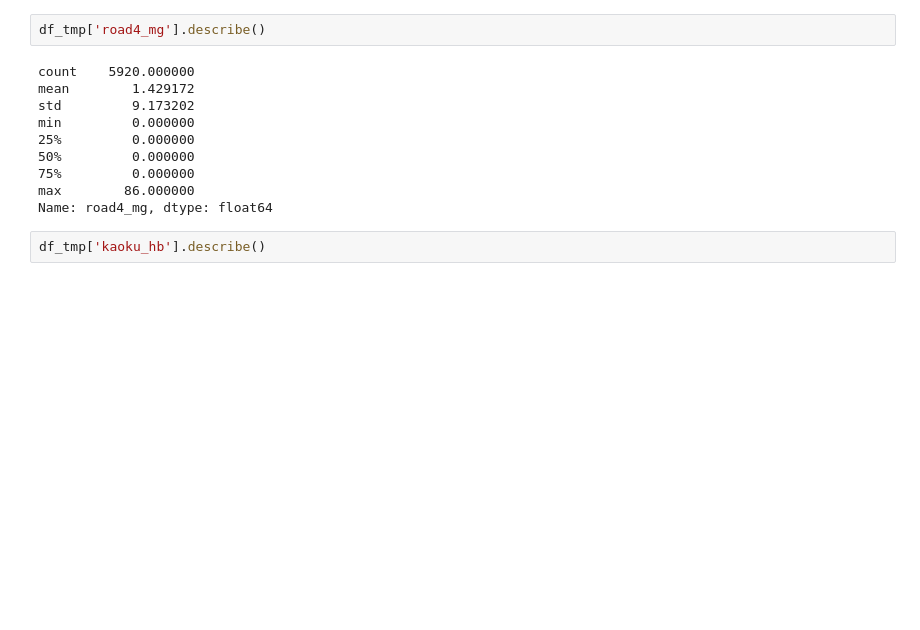
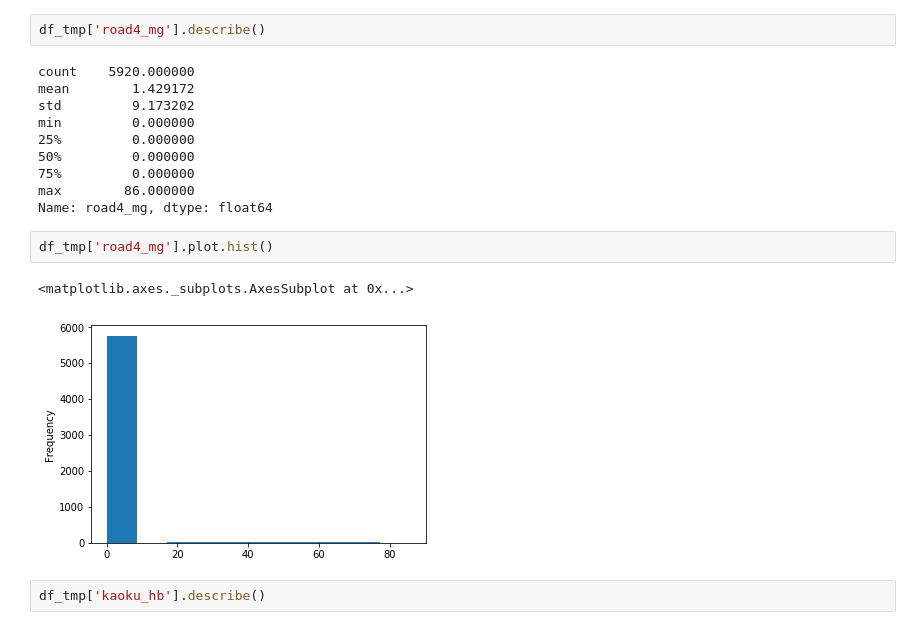
Before and after one commit to 196883/IGHD, a Jupyter notebook: src/data_check.ipynb, the cells around one changed output. Drawn from its saved outputs; the diff is of its cells as text; blank space fills up the shorter version.

```diff
--- a/src/data_check.ipynb
+++ b/src/data_check.ipynb
@@ -449,6 +463,11 @@ min         0.000000
 75%         0.000000
 max        86.000000
 Name: road4_mg, dtype: float64
+# %%
+df_tmp['road4_mg'].plot.hist()
+# %% [output]
+<matplotlib.axes._subplots.AxesSubplot at 0x...>
+[figure, added]
 # %%
 df_tmp['kaoku_hb'].describe()
 # %% [output]
```
Also changed, not shown: parts of 15 cells of this notebook.
